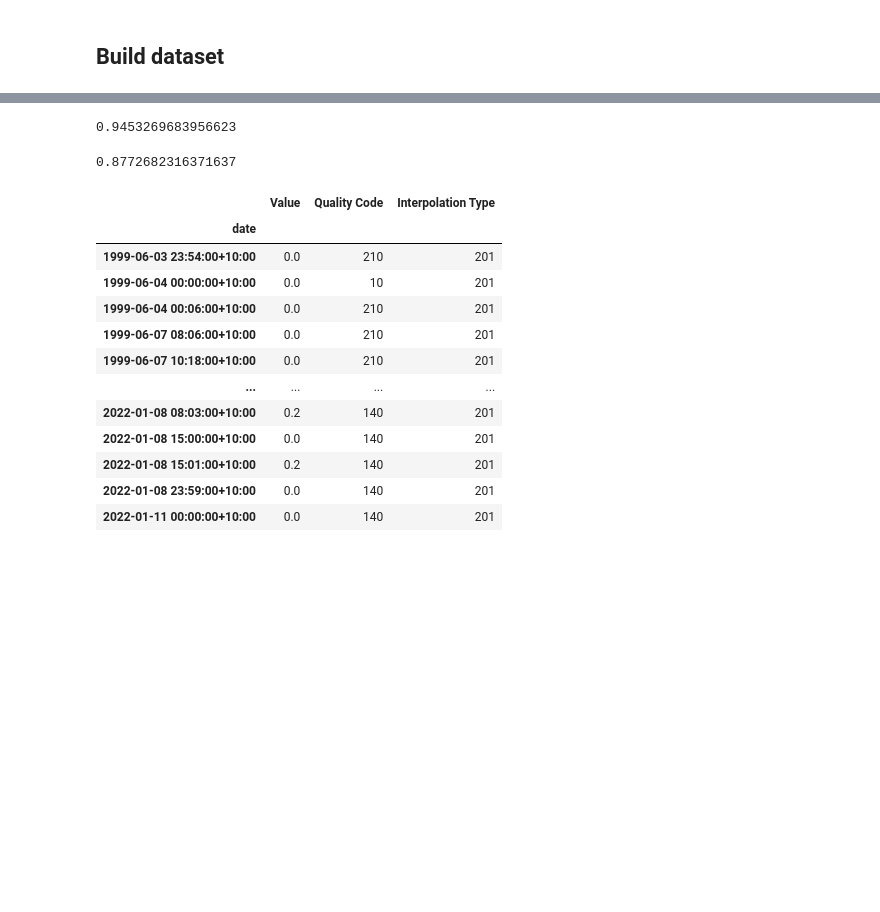
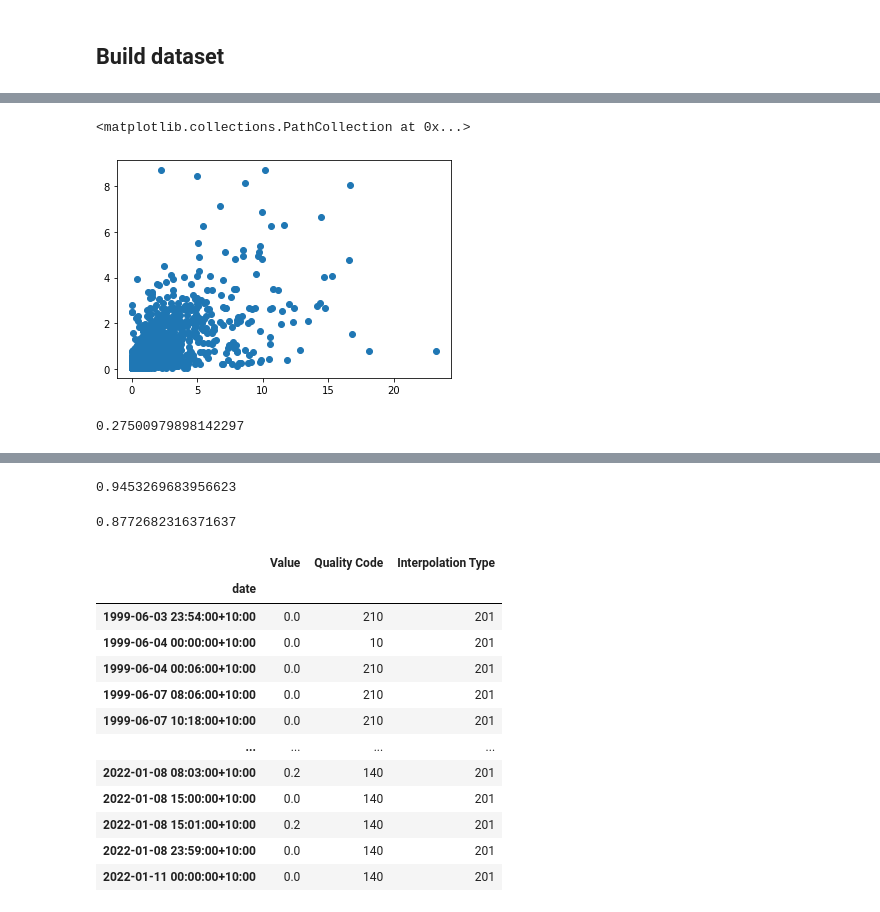
Before and after one commit to SjoerdGn/str-flow-pred-and-control, a Jupyter notebook: data_exploration/first_predictions_stony_creek.ipynb, the cells around one changed output, grey strips where cells are left out. Cells and saved outputs as stored; diff of their text form; code cells hidden in the pictures; blank space fills up the shorter version.

```diff
--- a/data_exploration/first_predictions_stony_creek.ipynb
+++ b/data_exploration/first_predictions_stony_creek.ipynb
@@ -37,0 +111,9 @@ data
+# %%
+plt.scatter(y_valid, pd.Series(y_pred, index=y_valid.index))
+# %% [output]
+<matplotlib.collections.PathCollection at 0x...>
+[figure, added]
+# %%
+r2_score(y_valid[4:], y_valid.shift(4)[4:])
+# %% [output]
+0.27500979898142297
```
Also changed, not shown: parts of 14 cells of this notebook.
